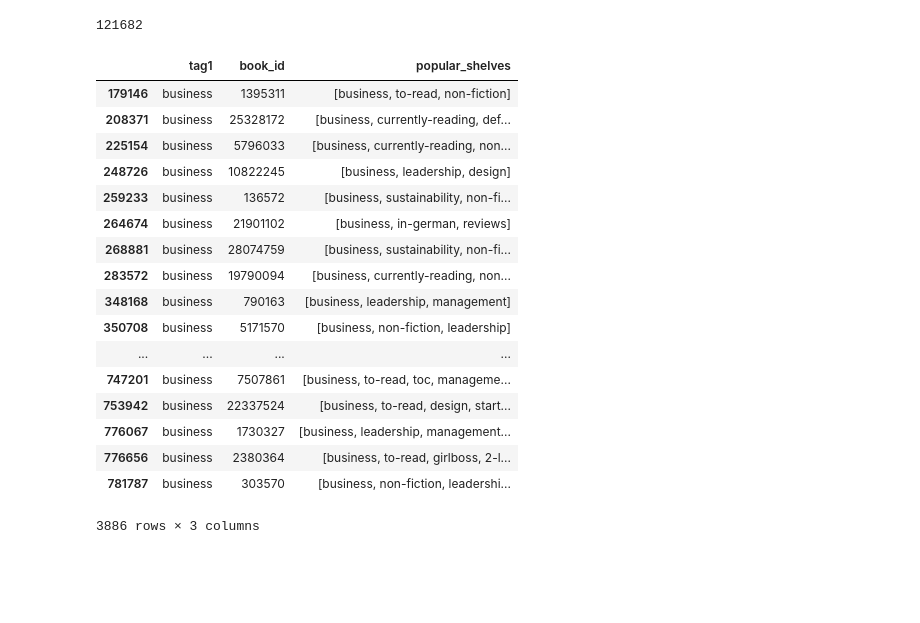
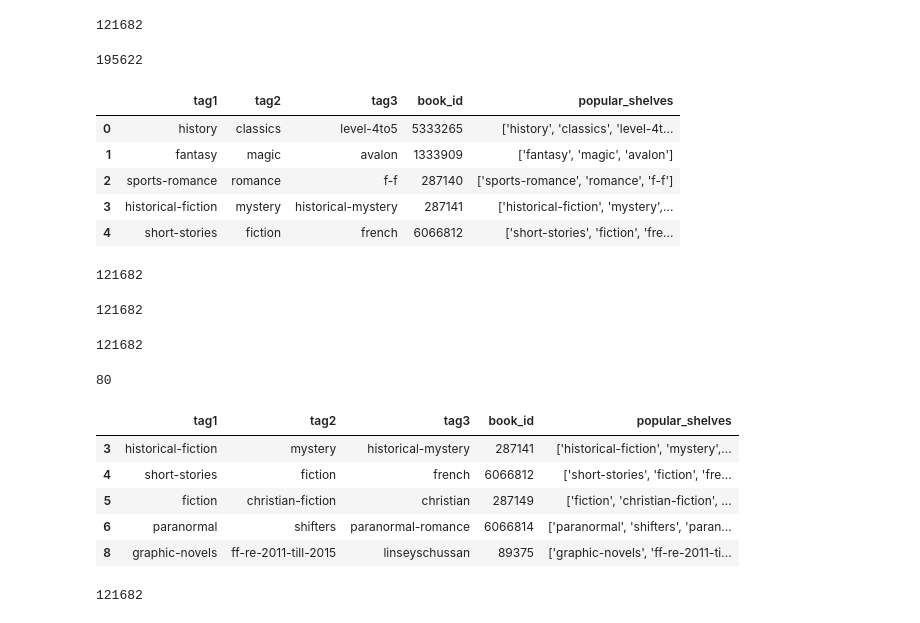
Before and after one commit to ychebaro/project_insight, a Jupyter notebook: Cleaning_books.ipynb, the cells around one changed output. Saved outputs shown, nothing was run; the diff lists cells and outputs as text; code cells hidden in the pictures; blank space fills up the shorter version.

```diff
--- a/Cleaning_books.ipynb
+++ b/Cleaning_books.ipynb
@@ -615,6 +615,8 @@ onetag.head()
 | 5 | short-stories | 6066812 | [short-stories, fiction, french] |
 # %%
 df.to_csv('cleaned_books_22-09.csv', index=False)
+# %%
+df = pd.read_csv('cleaned_books_22-09.csv')
 # %%
 len(set(onetag['tag1']))
 # %% [output]
@@ -656,7 +642,8 @@ len(df)
 # %% [output]
 193750
 # %%
-filter2 = df['tag1'].str.match('.*ya*')
+len(df[df['tag1'] == 'ya'])
+filter2 = df['tag1'].str.match('ya')
 
 df = df[~filter2]
 len(df)
@@ -706,23 +695,4 @@ len(test2)
 # %% [output]
 121682
 # %%
-test2[test2['tag1'] == 'business']
+#test2[test2['tag1'] == 'business']
-# %% [output]
-|  | tag1 | book_id | popular_shelves |
-| 179146 | business | 1395311 | [business, to-read, non-fiction] |
-| 208371 | business | 25328172 | [business, currently-reading, def... |
-| 225154 | business | 5796033 | [business, currently-reading, non... |
-| 248726 | business | 10822245 | [business, leadership, design] |
-| 259233 | business | 136572 | [business, sustainability, non-fi... |
-| 264674 | business | 21901102 | [business, in-german, reviews] |
-| 268881 | business | 28074759 | [business, sustainability, non-fi... |
-| 283572 | business | 19790094 | [business, currently-reading, non... |
-| 348168 | business | 790163 | [business, leadership, management] |
-| 350708 | business | 5171570 | [business, non-fiction, leadership] |
-| ... | ... | ... | ... |
-| 747201 | business | 7507861 | [business, to-read, toc, manageme... |
-| 753942 | business | 22337524 | [business, to-read, design, start... |
-| 776067 | business | 1730327 | [business, leadership, management... |
-| 776656 | business | 2380364 | [business, to-read, girlboss, 2-l... |
-| 781787 | business | 303570 | [business, non-fiction, leadershi... |
-3886 rows × 3 columns
@@ -728,0 +701,4 @@ test2[test2['tag1'] == 'business']
+# %%
+len(df)
+# %% [output]
+195622
@@ -728,0 +707,9 @@ test2[test2['tag1'] == 'business']
+# %%
+df.head()
+# %% [output]
+|  | tag1 | tag2 | tag3 | book_id | popular_shelves |
+| 0 | history | classics | level-4to5 | 5333265 | ['history', 'classics', 'level-4t... |
+| 1 | fantasy | magic | avalon | 1333909 | ['fantasy', 'magic', 'avalon'] |
+| 2 | sports-romance | romance | f-f | 287140 | ['sports-romance', 'romance', 'f-f'] |
+| 3 | historical-fiction | mystery | historical-mystery | 287141 | ['historical-fiction', 'mystery',... |
+| 4 | short-stories | fiction | french | 6066812 | ['short-stories', 'fiction', 'fre... |
@@ -728,0 +725,38 @@ test2[test2['tag1'] == 'business']
+# %%
+filter2 = test2['tag1'].str.match('.*bdsm*')
+
+test2 = test2[~filter2]
+len(test2)
+# %% [output]
+121682
+# %%
+filter2 = test2['tag1'].str.match('.*ya*')
+
+test2 = test2[~filter2]
+len(test2)
+# %% [output]
+121682
+# %%
+filter2 = test2['tag1'].str.match('.*erotica*')
+
+test2 = test2[~filter2]
+len(test2)
+# %% [output]
+121682
+# %%
+len(mostcommon)
+# %% [output]
+80
+# %%
+test2.head()
+# %% [output]
+|  | tag1 | tag2 | tag3 | book_id | popular_shelves |
+| 3 | historical-fiction | mystery | historical-mystery | 287141 | ['historical-fiction', 'mystery',... |
+| 4 | short-stories | fiction | french | 6066812 | ['short-stories', 'fiction', 'fre... |
+| 5 | fiction | christian-fiction | christian | 287149 | ['fiction', 'christian-fiction', ... |
+| 6 | paranormal | shifters | paranormal-romance | 6066814 | ['paranormal', 'shifters', 'paran... |
+| 8 | graphic-novels | ff-re-2011-till-2015 | linseyschussan | 89375 | ['graphic-novels', 'ff-re-2011-ti... |
+# %%
+len(test2)
+# %% [output]
+121682
```
Also changed, not shown: parts of 30 cells of this notebook, 1 other file.
